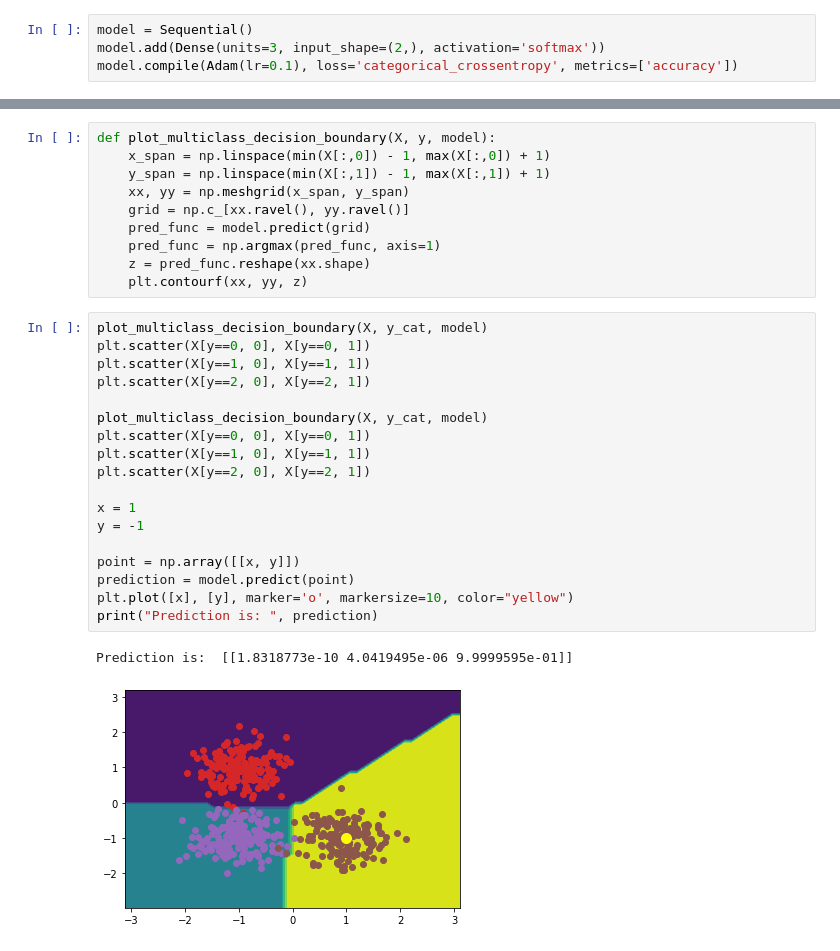
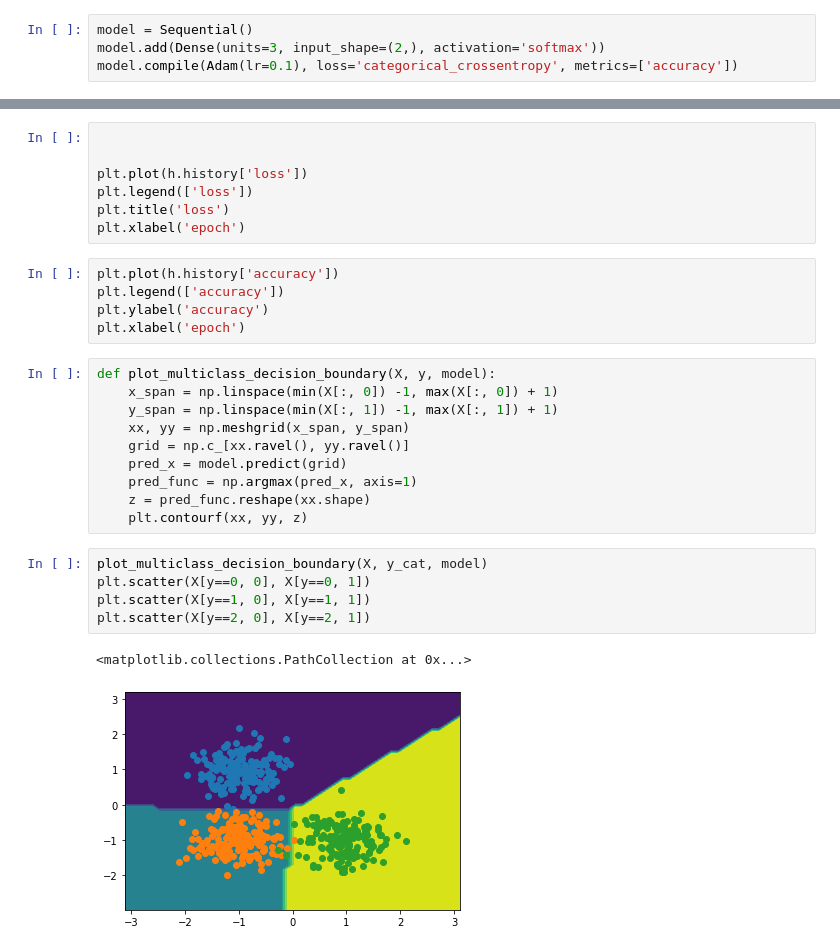
Before and after one commit to RizwanRumi/Deep_Learning_python, a Jupyter notebook: Deep_Neural_Network/multiclass_classification.ipynb, the cells around one changed output, grey strips where cells are left out. Cells and saved outputs as stored; diff of their text form.

```diff
--- a/Deep_Neural_Network/multiclass_classification.ipynb
+++ b/Deep_Neural_Network/multiclass_classification.ipynb
@@ -57,31 +60,30 @@ Epoch 100/100
+# %%
+
+
+plt.plot(h.history['loss'])
+plt.legend(['loss'])
+plt.title('loss')
+plt.xlabel('epoch')
+# %%
+plt.plot(h.history['accuracy'])
+plt.legend(['accuracy'])
+plt.ylabel('accuracy')
+plt.xlabel('epoch')
 # %%
 def plot_multiclass_decision_boundary(X, y, model):
-    x_span = np.linspace(min(X[:,0]) - 1, max(X[:,0]) + 1)
-    y_span = np.linspace(min(X[:,1]) - 1, max(X[:,1]) + 1)
+    x_span = np.linspace(min(X[:, 0]) -1, max(X[:, 0]) + 1)
+    y_span = np.linspace(min(X[:, 1]) -1, max(X[:, 1]) + 1)
     xx, yy = np.meshgrid(x_span, y_span)
     grid = np.c_[xx.ravel(), yy.ravel()]
-    pred_func = model.predict(grid)
-    pred_func = np.argmax(pred_func, axis=1)
+    pred_x = model.predict(grid)
+    pred_func = np.argmax(pred_x, axis=1)
     z = pred_func.reshape(xx.shape)
     plt.contourf(xx, yy, z)
 # %%
 plot_multiclass_decision_boundary(X, y_cat, model)
 plt.scatter(X[y==0, 0], X[y==0, 1])
 plt.scatter(X[y==1, 0], X[y==1, 1])
 plt.scatter(X[y==2, 0], X[y==2, 1])
-
-plot_multiclass_decision_boundary(X, y_cat, model)
-plt.scatter(X[y==0, 0], X[y==0, 1])
-plt.scatter(X[y==1, 0], X[y==1, 1])
-plt.scatter(X[y==2, 0], X[y==2, 1])
-
-x = 1
-y = -1
-
-point = np.array([[x, y]])
-prediction = model.predict(point)
-plt.plot([x], [y], marker='o', markersize=10, color="yellow")
-print("Prediction is: ", prediction)
 # %% [output]
-Prediction is:  [[1.8318773e-10 4.0419495e-06 9.9999595e-01]]
+<matplotlib.collections.PathCollection at 0x...>
-[figure, old version]
+[figure, new version]
```
Also changed, not shown: parts of 4 cells of this notebook, 1 other file.
